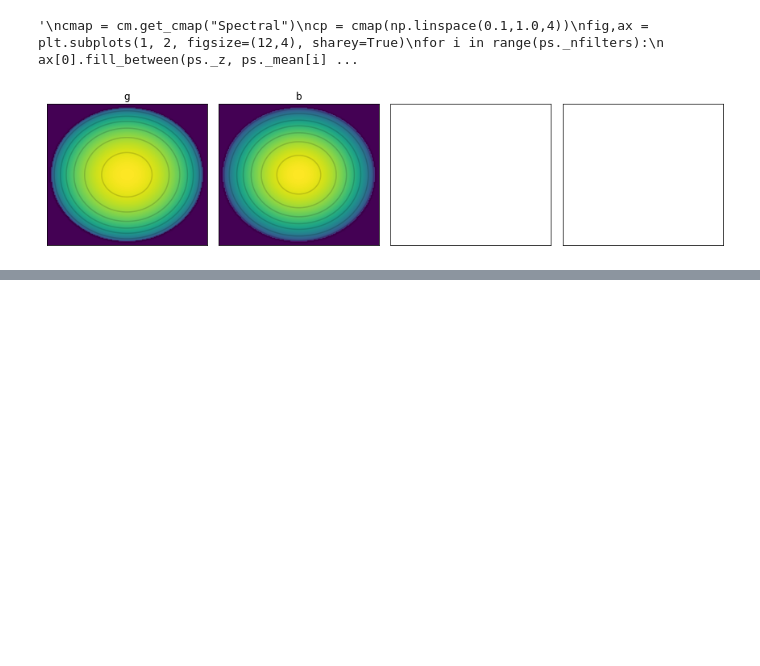
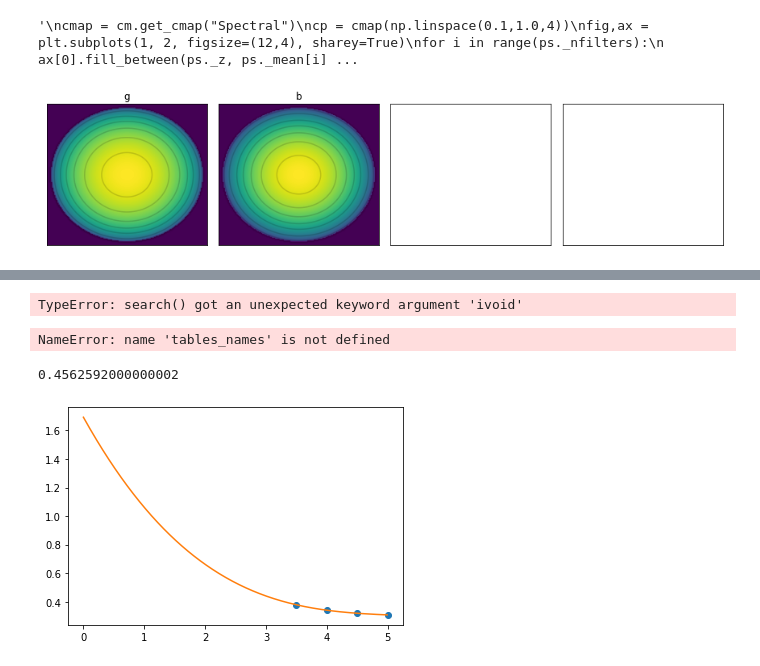
Before and after one commit to AndiZm/curcor, a Jupyter notebook: programs/analysis/2023/Limb_darkening.ipynb, the cells around one changed output, grey strips where cells are left out. Cells and saved outputs as stored; diff of their text form; code cells hidden in the pictures; blank space fills up the shorter version.

```diff
--- a/programs/analysis/2023/Limb_darkening.ipynb
+++ b/programs/analysis/2023/Limb_darkening.ipynb
@@ -102,0 +121,42 @@ u$_2 = 1.0009 \pm 0.0017\quad$
+# %%
+# the catalogue name in VizieR
+CATALOGUE = "J/A+A/529/A75"
+# each resource in the VO has an identifier, called ivoid. For vizier catalogs,
+# the VO ids can be constructed like this:
+catalogue_ivoid = f"ivo://CDS.VizieR/{CATALOGUE}"
+# the actual query to the registry
+voresource = registry.search(ivoid=catalogue_ivoid)[0]
+# We can print metadata information about the catalogue
+voresource.describe(verbose=True)
+voresource.creators[0]
+# %% [output]
+TypeError: search() got an unexpected keyword argument 'ivoid'
+# %%
+# get the first table of the catalogue
+first_table_name = tables_names[0]
+
+# execute a synchronous ADQL query
+tap_service = voresource.get_service("tap")
+tap_records = voresource.get_service("tap").run_sync(
+f'select TOP 10 * from "{first_table_name}"',
+)
+tap_records
+# %% [output]
+NameError: name 'tables_names' is not defined
+# %%
+x = [3.5, 4, 4.5, 5]
+y = [0.3789, 0.3409, 0.3196, 0.3081]
+
+#x = [3, 3.5, 4, 4.5, 5]
+#y = [0.4268, 0.3762, 0.3506, 0.3362, 0.3264]
+
+plt. plot(x,y, marker='o',linestyle='')
+f = scipy.interpolate.interp1d(x,y,'cubic', bounds_error=False, fill_value='extrapolate')
+xnew = np.arange(0.0, 5.0, 0.01)
+ynew = f(xnew)
+plt.plot(xnew, ynew)
+x_want = f(2.9)
+print(x_want)
+# %% [output]
+0.4562592000000002
+[figure, added]
```
Also changed, not shown: parts of 2 cells of this notebook, 9 other files.
